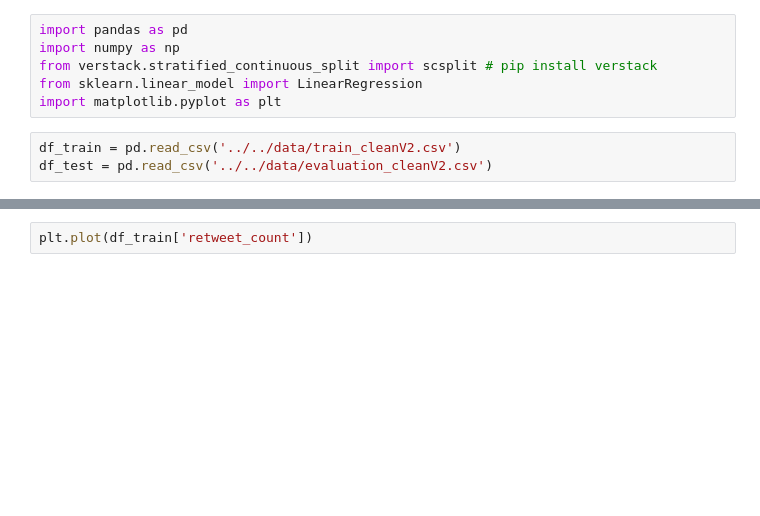
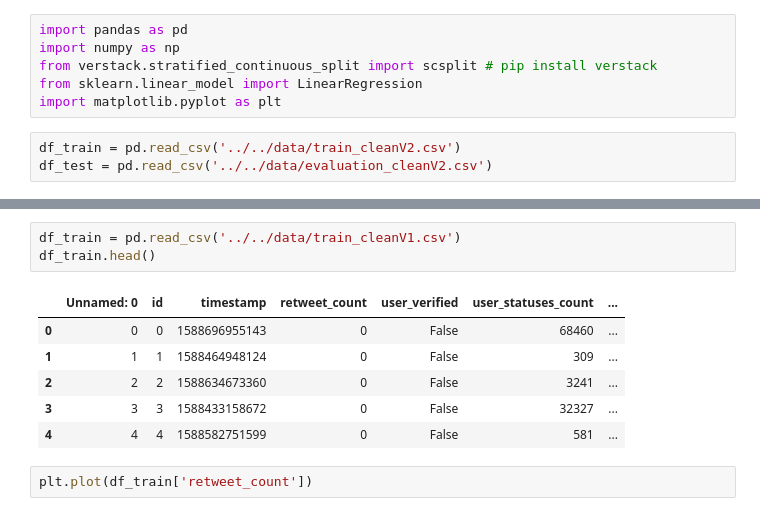
Before and after one commit to victor-radermecker/RetweetPrediction, a Jupyter notebook: usr/Victor/LinearRegressor.ipynb, the cells around one changed output, grey strips where cells are left out. Cells and saved outputs as stored; diff of their text form; blank space fills up the shorter version.

```diff
--- a/usr/Victor/LinearRegressor.ipynb
+++ b/usr/Victor/LinearRegressor.ipynb
@@ -17,3 +19,13 @@ df_train.head(3)
+# %%
+df_train = pd.read_csv('../../data/train_cleanV1.csv')
+df_train.head()
+# %% [output]
+|  | Unnamed: 0 | id | timestamp | retweet_count | user_verified | user_statuses_count | ... |
+| 0 | 0 | 0 | 1588696955143 | 0 | False | 68460 | ... |
+| 1 | 1 | 1 | 1588464948124 | 0 | False | 309 | ... |
+| 2 | 2 | 2 | 1588634673360 | 0 | False | 3241 | ... |
+| 3 | 3 | 3 | 1588433158672 | 0 | False | 32327 | ... |
+| 4 | 4 | 4 | 1588582751599 | 0 | False | 581 | ... |
 # %%
 plt.plot(df_train['retweet_count'])
 # %% [output]
```
Also changed, not shown: parts of 1 cell of this notebook.
